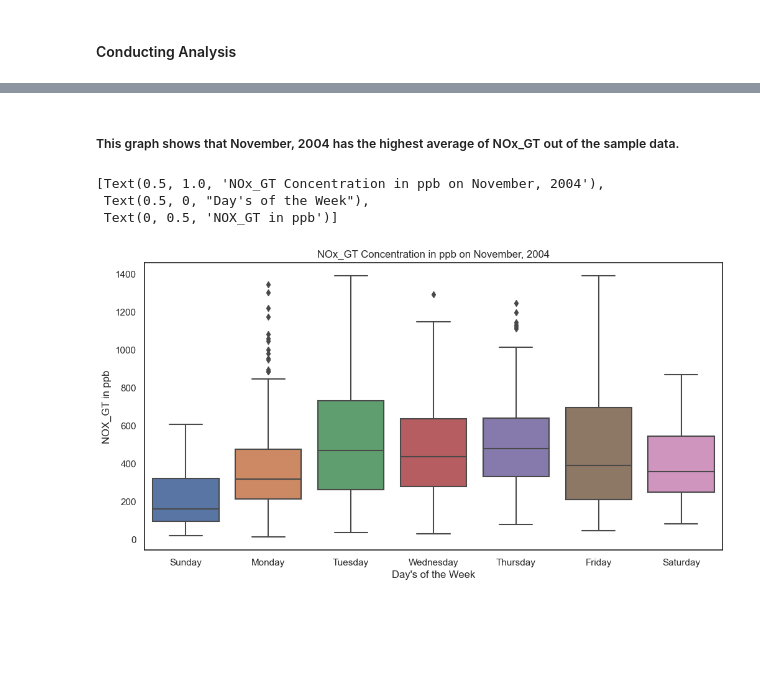
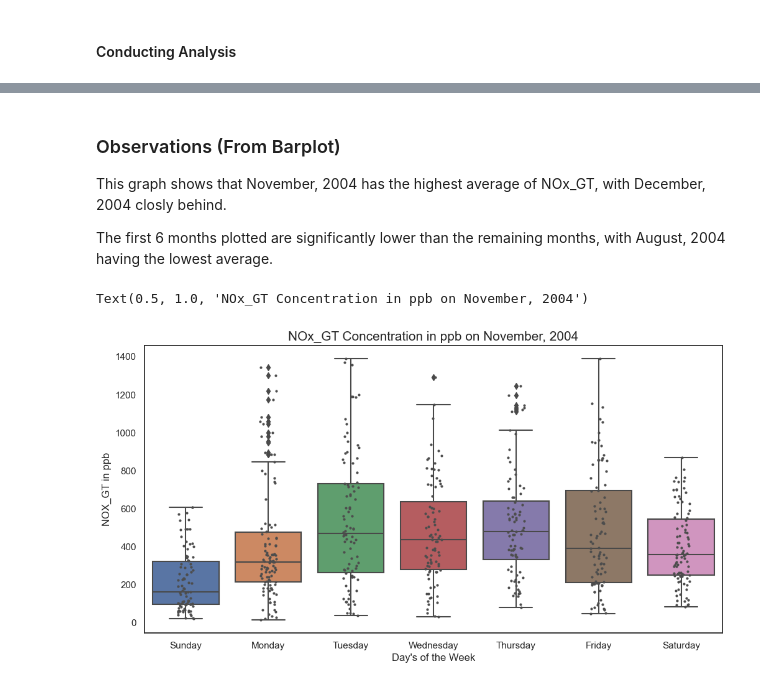
Before and after one commit to ubco-W2022T2-data301/project-group-group59, a Jupyter notebook: analysis/analysis1.ipynb, the cells around one changed output, grey strips where cells are left out. Saved outputs shown, nothing was run; the diff lists cells and outputs as text; code cells hidden in the pictures; blank space fills up the shorter version.

```diff
--- a/analysis/analysis1.ipynb
+++ b/analysis/analysis1.ipynb
@@ -400,14 +409,18 @@ avg_month_NOx_GT
 # %% [markdown]
-##### This graph shows that November, 2004 has the highest average of NOx_GT out of the sample data.
+### Observations (From Barplot)
+This graph shows that November, 2004 has the highest average of NOx_GT, with December, 2004 closly behind.
+
+The first 6 months plotted are significantly lower than the remaining months, with August, 2004 having the lowest average.
 # %%
 df4=df_clean.loc['2004-11-1':'2004-11-30']
 
 order = ["Sunday", "Monday", "Tuesday", "Wednesday", "Thursday", "Friday", "Saturday"]
 plt.figure(figsize=(12,6))
-sns.boxplot(x=df4['Day'], y= df4['NOx_GT'], order=order).set(title='NOx_GT Concentration in ppb on November, 2004', xlabel ="Day's of the Week", ylabel = "NOX_GT in ppb")
+sns.boxplot(x=df4['Day'], y= df4['NOx_GT'], order=order).set(xlabel ="Day's of the Week", ylabel = "NOX_GT in ppb")
+sns.stripplot(x=df4['Day'], y= df4['NOx_GT'], order=order,
+              size=3, color=".3", linewidth=0)
+plt.title('NOx_GT Concentration in ppb on November, 2004', fontsize=15)
 # %% [output]
-[Text(0.5, 1.0, 'NOx_GT Concentration in ppb on November, 2004'),
- Text(0.5, 0, "Day's of the Week"),
- Text(0, 0.5, 'NOX_GT in ppb')]
+Text(0.5, 1.0, 'NOx_GT Concentration in ppb on November, 2004')
-[figure, old version]
+[figure, new version]
 # %% [markdown]
```
Also changed, not shown: parts of 32 cells of this notebook, 2 other files.
